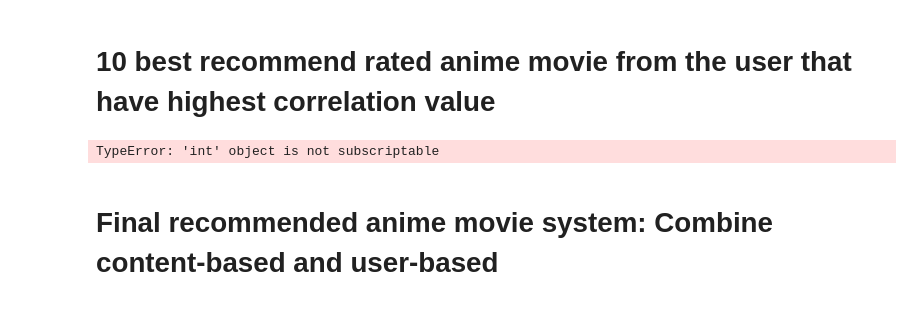
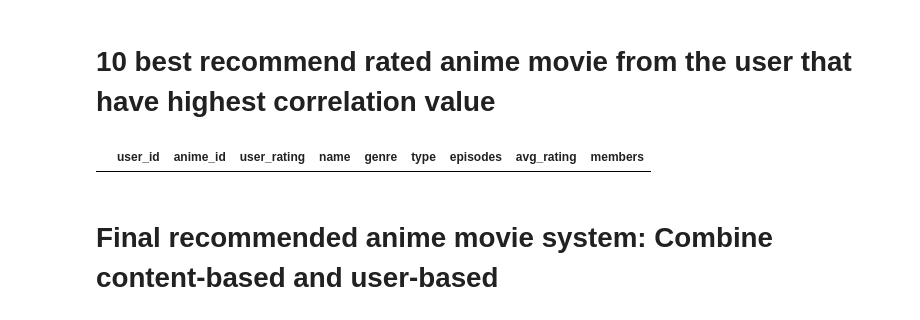
Before and after one commit to zhilin1112/AnimeRecmmendedSystem, a Jupyter notebook: ContentBasedAndUserBasedRecommenderSystem.ipynb, the cells around one changed output. Saved outputs shown, nothing was run; the diff lists cells and outputs as text; code cells hidden in the pictures.

```diff
--- a/ContentBasedAndUserBasedRecommenderSystem.ipynb
+++ b/ContentBasedAndUserBasedRecommenderSystem.ipynb
@@ -648,28 +622,18 @@ highest_correlation_user
 # %%
 #sort highest rating to lowest rating
 #target_user = merge_data.loc[merge_data['user_id'] == target_user].sort_values(by= 'user_rating', ascending= False)
 #recommend anime movie based on similar user
-targeted_user = merge_data[merge_data['user_id'] == highest_correlation_user].sort_values('user_rating', ascending=False)
+targeted_user = merge_data[merge_data['user_id'] == target_user].sort_values(by ='user_rating', ascending=False)
 #trim those anime records had already exist in the user rating
-user_based_recommendations = merge_data
+user_based_recommendations = merge_data[merge_data['user_id'] == highest_correlation_user]
+user_based_recommendations = user_based_recommendations.sort_values(by = 'user_rating', ascending=False)
+user_based_recommendations = user_based_recommendations[~user_based_recommendations['anime_id'].isin(targeted_user['anime_id'].tolist())]
 
-user_based_recommendations = user_based_recommendations[~user_based_recommendations['anime_id'].isin(target_user['anime_id'].tolist())]
+#display result
 user_based_recommendations = user_based_recommendations[:n]
 user_based_recommendations
-
-
-#sort value by rating
-target_user = raw_merged_data.loc[raw_merged_data['user_id'] == target_user_id].sort_values(by= 'user_rating', ascending= False)
-
-user_recommendation = raw_merged_data[raw_merged_data['user_id'] == most_similar_user]
-user_recommendation = user_recommendation.sort_values(by= 'user_rating', ascending= False)
-
-#Trim the result exist in user's rating
-user_recommendation = user_recommendation[~user_recommendation['anime_id'].isin(target_user['anime_id'].tolist())]
-user_recommendation = user_recommendation[:numberOfResult]
-user_recommendation
 # %% [output]
-TypeError: 'int' object is not subscriptable
+|  | user_id | anime_id | user_rating | name | genre | type | episodes | avg_rating | members |
 # %% [markdown]
 # Final recommended anime movie system: Combine content-based and user-based
 # %%
```
Also changed, not shown: parts of 20 cells of this notebook, 1 other file.
